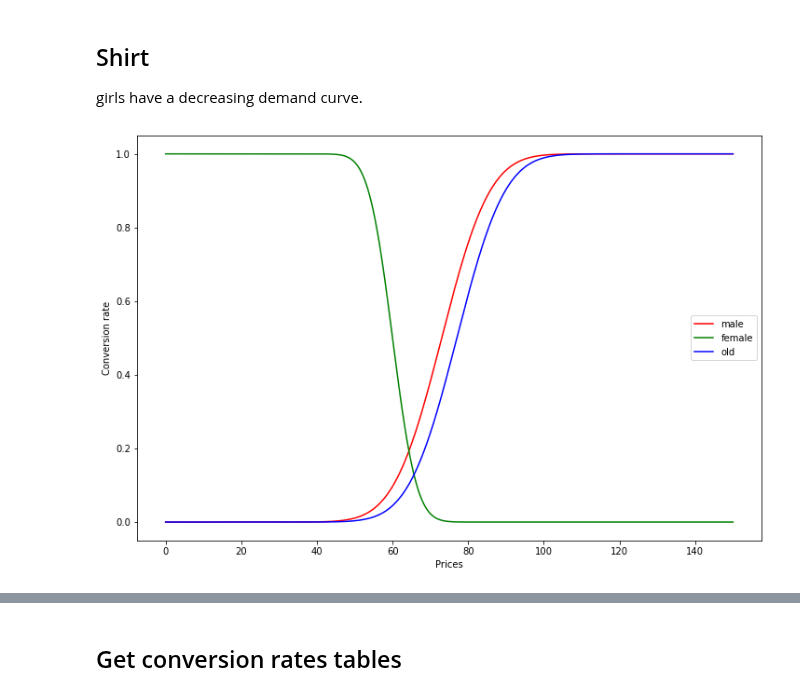
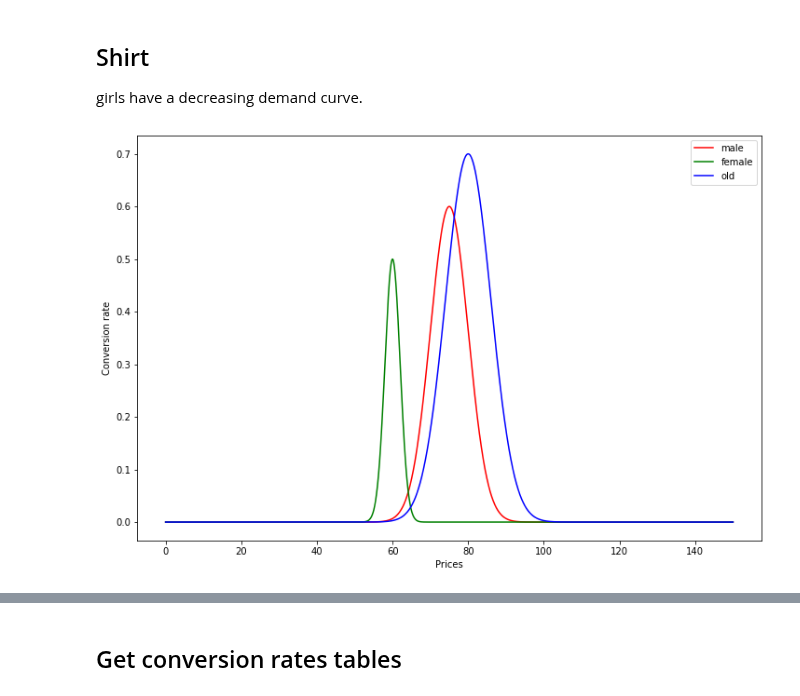
Before and after one commit to VladMarianCimpeanu/OLA_project, a Jupyter notebook: customers_parameters.ipynb, the cells around one changed output, grey strips where cells are left out. Cells and saved outputs as stored; diff of their text form; code cells hidden in the pictures.

```diff
--- a/customers_parameters.ipynb
+++ b/customers_parameters.ipynb
@@ -29,6 +29,11 @@ We assume the number of items bought does not depend on the price.
 | shoes| 1 |  |  | 2 ||
 | hat| 1 |  | 2 |  |  |
 | shirt| 1 |  | 2 |  |  |
+# %%
+def cv_curve(mu, sigma, x, scale):
+    y = norm.pdf(x, mu, sigma)
+    y = y / (max(y) - min(y))
+    return y * scale
 # %%
 import json
 import os
@@ -322,24 +350,27 @@ print(c1_p4, c2_p4, c3_p4)
 ## Shirt
 girls have a decreasing demand curve.
 # %%
-mu_5 = [73, 60, 77]
-sigma_5 = [10, 5, 10]
+mu_5 = [75, 60 ,80]
+sigma_5 = [5, 2, 6]
+scale_5 = [0.6, 0.5, 0.7]
 cv_5 = []
-cv_5.append(norm.cdf(prices, loc=mu_5[0], scale=sigma_5[0]))
-cv_5.append(1 - norm.cdf(prices, loc=mu_5[1], scale=sigma_5[1]))
-cv_5.append(norm.cdf(prices, loc=mu_5[2], scale=sigma_5[2]))
+cv_5.append(cv_curve(mu_5[0], sigma_5[0], prices, scale_5[0]))
+cv_5.append(cv_curve(mu_5[1], sigma_5[1], prices, scale_5[1]))
+cv_5.append(cv_curve(mu_5[2], sigma_5[2], prices, scale_5[2]))
+cv_5
+
 
 
 plt.figure(figsize=(12,8))
 plt.plot(prices, cv_5[0], color="red", label="male")
 plt.plot(prices, cv_5[1], color="green", label="female")
 plt.plot(prices, cv_5[2], color="blue", label="old")
 plt.xlabel("Prices")
 plt.ylabel("Conversion rate")
 plt.legend()
 plt.show()
 # %% [output]
-[figure, old version]
+[figure, new version]
 # %%
 expected_margin_5 = 0
 for i in range(classes):
```
Also changed, not shown: parts of 25 cells of this notebook, 6 other files.
